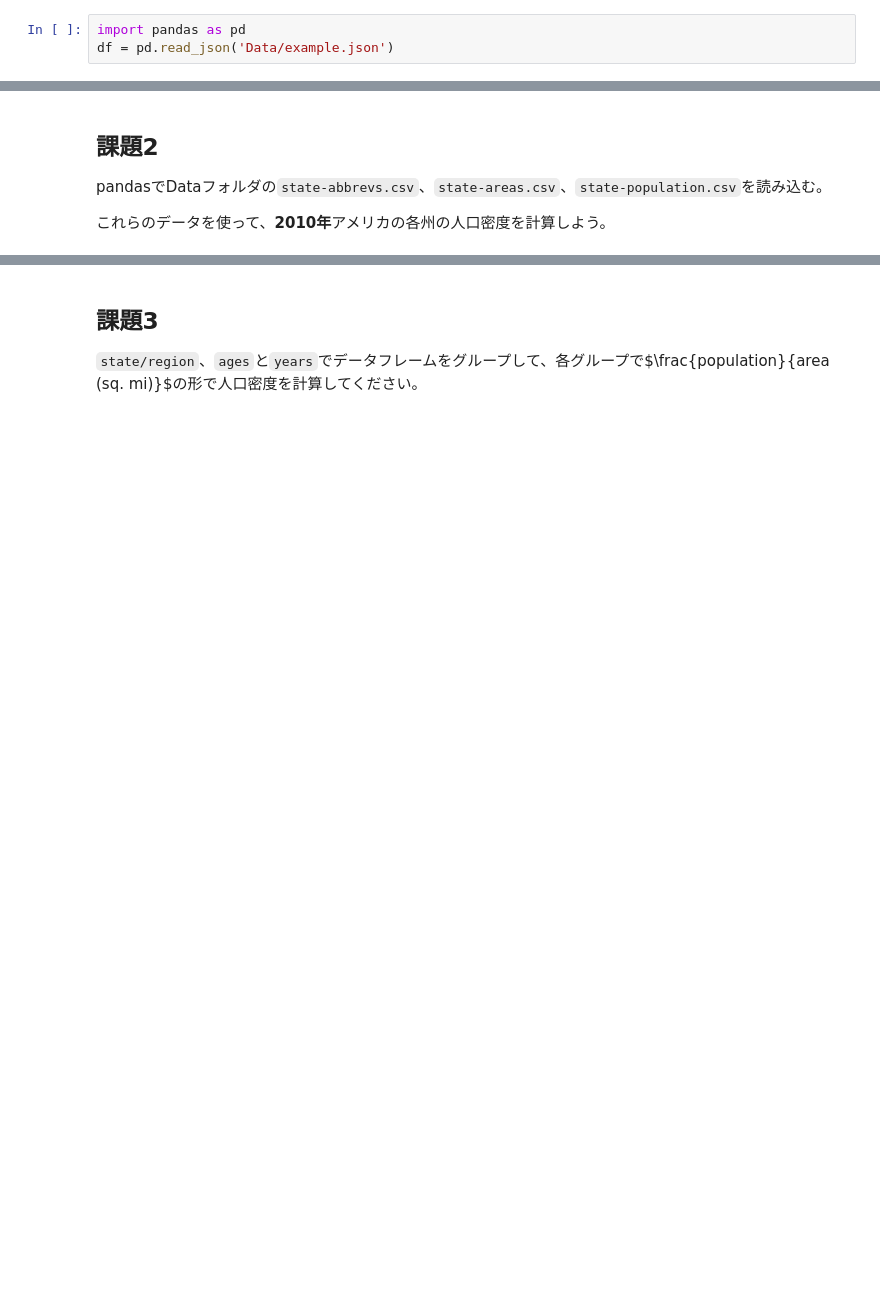
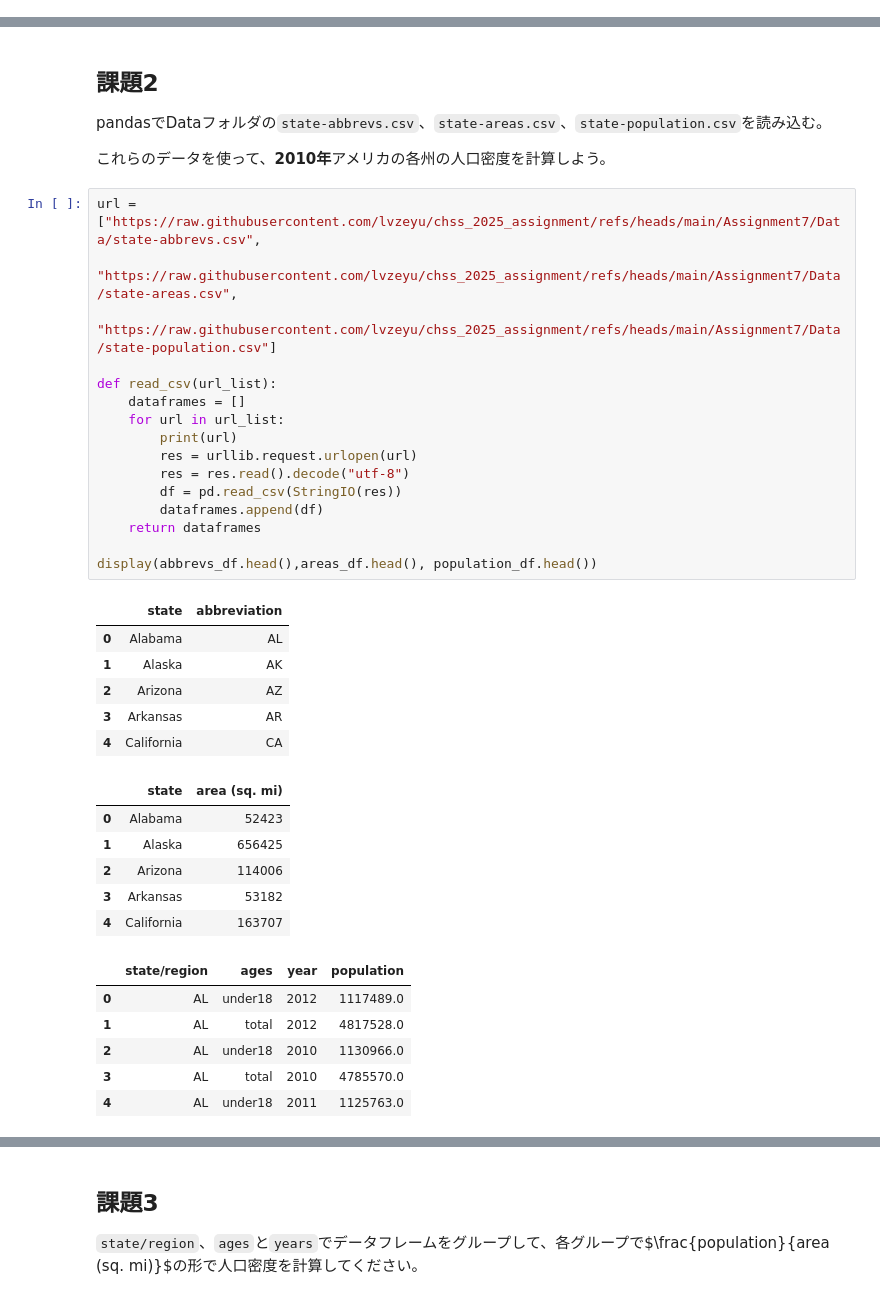
Before and after one commit to lvzeyu/chss_2025_assignment, a Jupyter notebook: assignment7_fukasaku.ipynb, the cells around one changed output, grey strips where cells are left out. Saved outputs shown, nothing was run; the diff lists cells and outputs as text; blank space fills up the shorter version.

````diff
--- a/assignment7_fukasaku.ipynb
+++ b/assignment7_fukasaku.ipynb
@@ -8,6 +8,3 @@
 ## 課題1
 
 pandasでDataフォルダの```example.json```を読み込む。
-# %%
-import pandas as pd
-df = pd.read_json('Data/example.json')
@@ -19,3 +38,38 @@ FileNotFoundError: File Data/example.json does not exist
 pandasでDataフォルダの```state-abbrevs.csv```、```state-areas.csv```、```state-population.csv```を読み込む。
 
 これらのデータを使って、**2010年**アメリカの各州の人口密度を計算しよう。
+# %%
+url = ["https://raw.githubusercontent.com/lvzeyu/chss_2025_assignment/refs/heads/main/Assignment7/Data/state-abbrevs.csv",
+       "https://raw.githubusercontent.com/lvzeyu/chss_2025_assignment/refs/heads/main/Assignment7/Data/state-areas.csv",
+       "https://raw.githubusercontent.com/lvzeyu/chss_2025_assignment/refs/heads/main/Assignment7/Data/state-population.csv"]
+
+def read_csv(url_list):
+    dataframes = []
+    for url in url_list:
+        print(url)
+        res = urllib.request.urlopen(url)
+        res = res.read().decode("utf-8")
+        df = pd.read_csv(StringIO(res))
+        dataframes.append(df)
+    return dataframes
+
+display(abbrevs_df.head(),areas_df.head(), population_df.head())
+# %% [output]
+|  | state | abbreviation |
+| 0 | Alabama | AL |
+| 1 | Alaska | AK |
+| 2 | Arizona | AZ |
+| 3 | Arkansas | AR |
+| 4 | California | CA |
+|  | state | area (sq. mi) |
+| 0 | Alabama | 52423 |
+| 1 | Alaska | 656425 |
+| 2 | Arizona | 114006 |
+| 3 | Arkansas | 53182 |
+| 4 | California | 163707 |
+|  | state/region | ages | year | population |
+| 0 | AL | under18 | 2012 | 1117489.0 |
+| 1 | AL | total | 2012 | 4817528.0 |
+| 2 | AL | under18 | 2010 | 1130966.0 |
+| 3 | AL | total | 2010 | 4785570.0 |
+| 4 | AL | under18 | 2011 | 1125763.0 |
````
Also changed, not shown: parts of 4 cells of this notebook.
